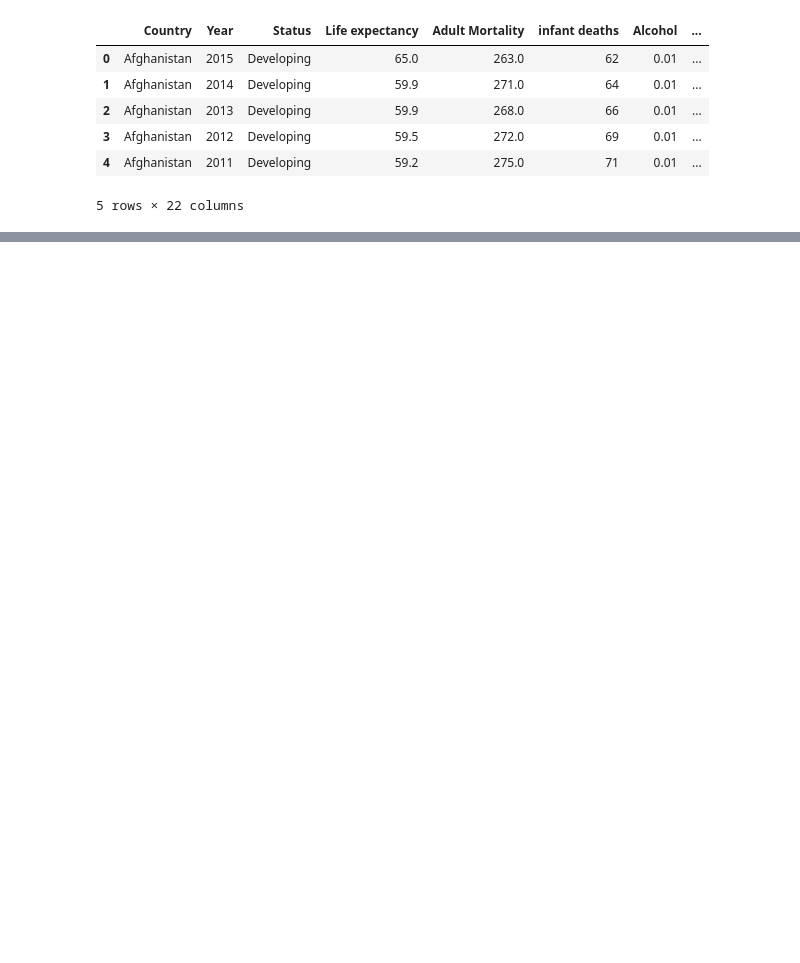
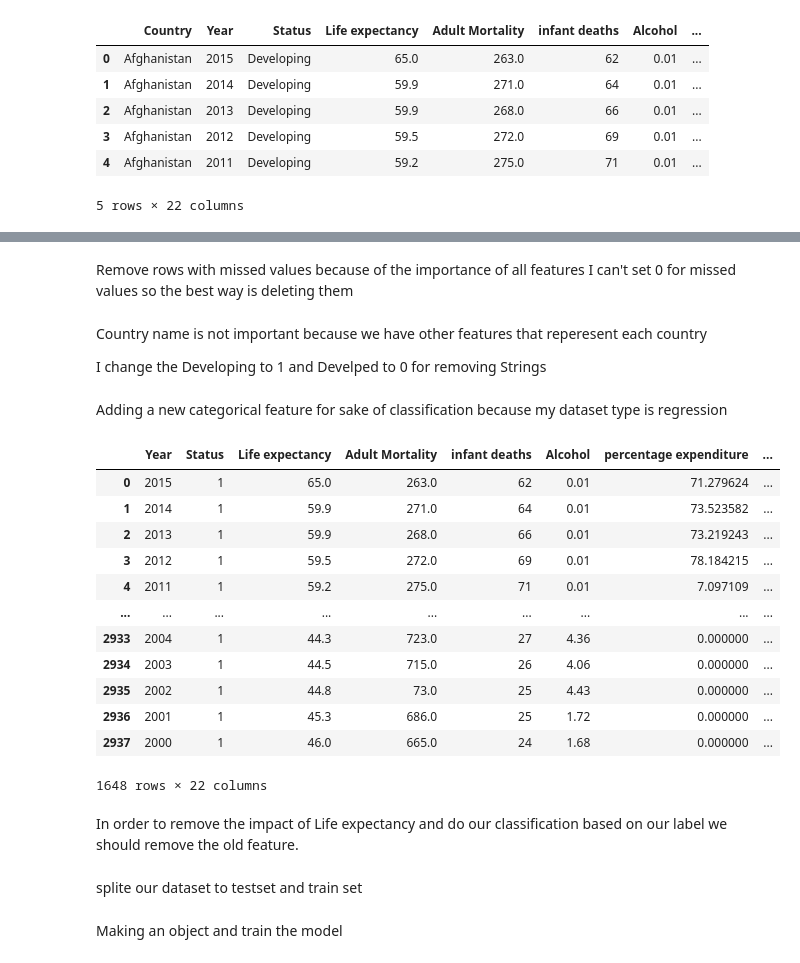
Before and after one commit to AshkanGanj/Life-Expectancy-Analysis, a Jupyter notebook: DecisionTree.ipynb, the cells around one changed output, grey strips where cells are left out. Cells and saved outputs as stored; diff of their text form; code cells hidden in the pictures; blank space fills up the shorter version.

Commit message:
finish Decision Tree on dataset

```diff
--- a/DecisionTree.ipynb
+++ b/DecisionTree.ipynb
@@ -26,0 +54,38 @@ data['Life expectancy status'] = ""
+# %% [markdown]
+Remove rows with missed values because of the importance of all features I can't set 0 for missed values so the best way is deleting them
+# %%
+df.dropna(how='any', inplace=True)
+# %% [markdown]
+Country name is not important because we have other features that reperesent each country
+
+I change the Developing to 1 and Develped to 0 for removing Strings
+# %%
+df.drop(columns='Country', inplace=True)
+df.Status = df.Status.map({'Developing': 1, 'Developed': 0})
+# %% [markdown]
+Adding a new categorical feature for sake of classification because my dataset type is regression
+# %%
+df['Life expectancy status'] = pd.cut(df['Life expectancy '],
+                               bins=[df['Life expectancy '].min(), median, df['Life expectancy '].max()],
+                               labels=['Bad', 'Good'])
+df['Life expectancy status'] = df['Life expectancy status'].map({'Bad': -1, 'Good': 1})
+# %%
+df.dropna(how='any', inplace=True)
+# %%
+df
+# %% [output]
+|  | Year | Status | Life expectancy | Adult Mortality | infant deaths | Alcohol | percentage expenditure | ... |
+| 0 | 2015 | 1 | 65.0 | 263.0 | 62 | 0.01 | 71.279624 | ... |
+| 1 | 2014 | 1 | 59.9 | 271.0 | 64 | 0.01 | 73.523582 | ... |
+| 2 | 2013 | 1 | 59.9 | 268.0 | 66 | 0.01 | 73.219243 | ... |
+| 3 | 2012 | 1 | 59.5 | 272.0 | 69 | 0.01 | 78.184215 | ... |
+| 4 | 2011 | 1 | 59.2 | 275.0 | 71 | 0.01 | 7.097109 | ... |
+| ... | ... | ... | ... | ... | ... | ... | ... | ... |
+| 2933 | 2004 | 1 | 44.3 | 723.0 | 27 | 4.36 | 0.000000 | ... |
+| 2934 | 2003 | 1 | 44.5 | 715.0 | 26 | 4.06 | 0.000000 | ... |
+| 2935 | 2002 | 1 | 44.8 | 73.0 | 25 | 4.43 | 0.000000 | ... |
+| 2936 | 2001 | 1 | 45.3 | 686.0 | 25 | 1.72 | 0.000000 | ... |
+| 2937 | 2000 | 1 | 46.0 | 665.0 | 24 | 1.68 | 0.000000 | ... |
+1648 rows × 22 columns
+# %% [markdown]
+In order to remove the impact of Life expectancy and do our classification based on our label we should remove the old feature.
@@ -26,0 +94,2 @@ data['Life expectancy status'] = ""
+# %% [markdown]
+splite our dataset to testset and train set
@@ -26,0 +101,2 @@ data['Life expectancy status'] = ""
+# %% [markdown]
+Making an object and train the model
```
Also changed, not shown: parts of 26 cells of this notebook, 2 other files.
